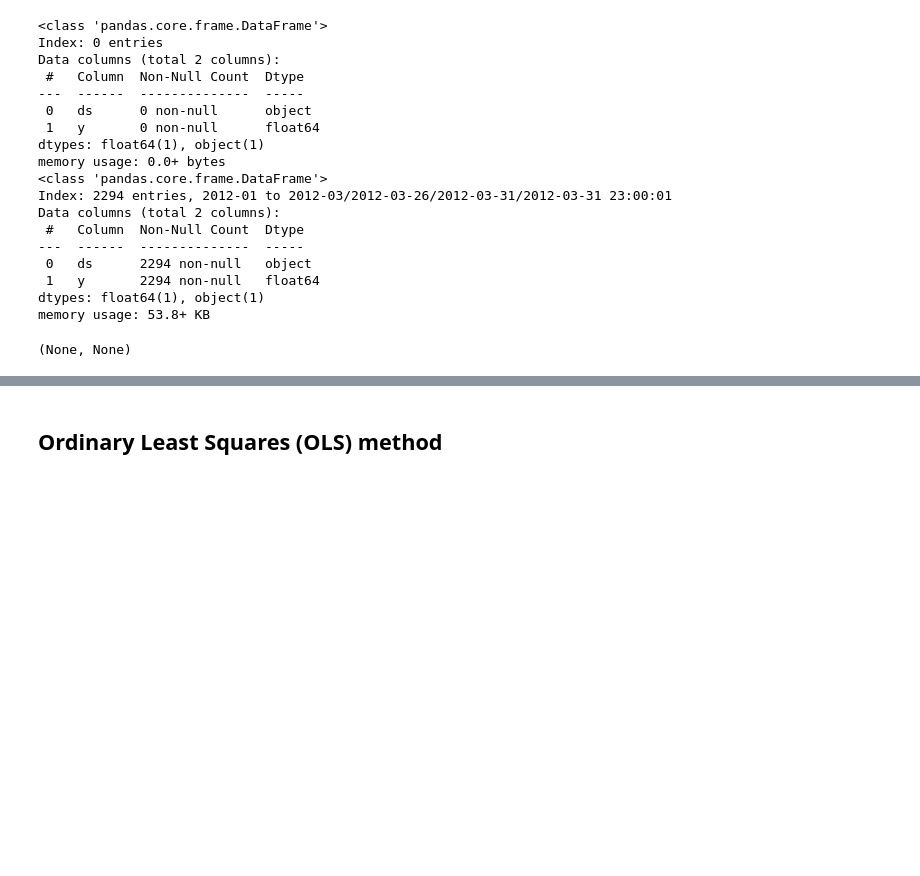
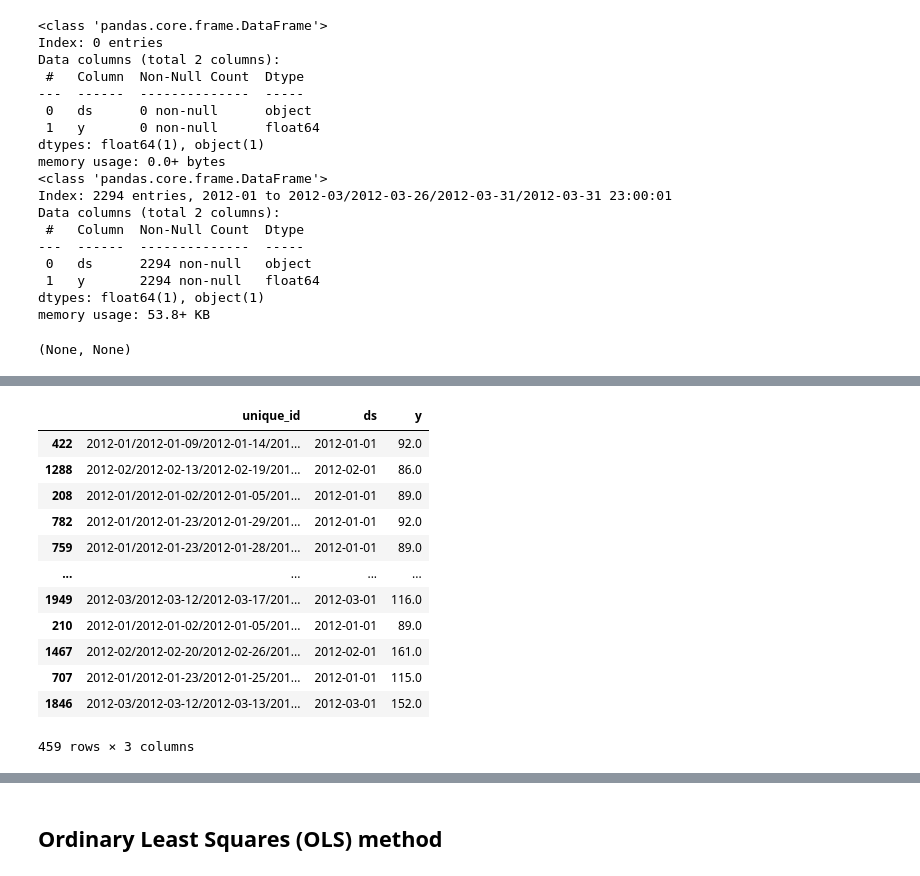
Before and after one commit to elineii/TimeSeriesMasters2023, a Jupyter notebook: experiments/Hierarchical_series_zuikova.ipynb, the cells around one changed output, grey strips where cells are left out. Cells and saved outputs as stored; diff of their text form; code cells hidden in the pictures; blank space fills up the shorter version.

```diff
--- a/experiments/Hierarchical_series_zuikova.ipynb
+++ b/experiments/Hierarchical_series_zuikova.ipynb
@@ -533,0 +650,2 @@ memory usage: 53.8+ KB
+# %%
+test_df.set_index('unique_id')
@@ -533,0 +680,3 @@ memory usage: 53.8+ KB
+# %%
+test_df['ds'] = pd.to_datetime(test_df['ds'])
+test_df.info()
@@ -533,0 +694,16 @@ memory usage: 53.8+ KB
+# %%
+test_df
+# %% [output]
+|  | unique_id | ds | y |
+| 422 | 2012-01/2012-01-09/2012-01-14/201... | 2012-01-01 | 92.0 |
+| 1288 | 2012-02/2012-02-13/2012-02-19/201... | 2012-02-01 | 86.0 |
+| 208 | 2012-01/2012-01-02/2012-01-05/201... | 2012-01-01 | 89.0 |
+| 782 | 2012-01/2012-01-23/2012-01-29/201... | 2012-01-01 | 92.0 |
+| 759 | 2012-01/2012-01-23/2012-01-28/201... | 2012-01-01 | 89.0 |
+| ... | ... | ... | ... |
+| 1949 | 2012-03/2012-03-12/2012-03-17/201... | 2012-03-01 | 116.0 |
+| 210 | 2012-01/2012-01-02/2012-01-05/201... | 2012-01-01 | 89.0 |
+| 1467 | 2012-02/2012-02-20/2012-02-26/201... | 2012-02-01 | 161.0 |
+| 707 | 2012-01/2012-01-23/2012-01-25/201... | 2012-01-01 | 115.0 |
+| 1846 | 2012-03/2012-03-12/2012-03-13/201... | 2012-03-01 | 152.0 |
+459 rows × 3 columns
```
Also changed, not shown: parts of 16 cells of this notebook.
